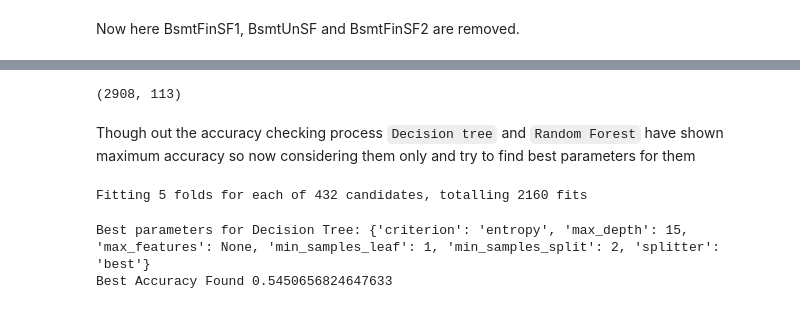
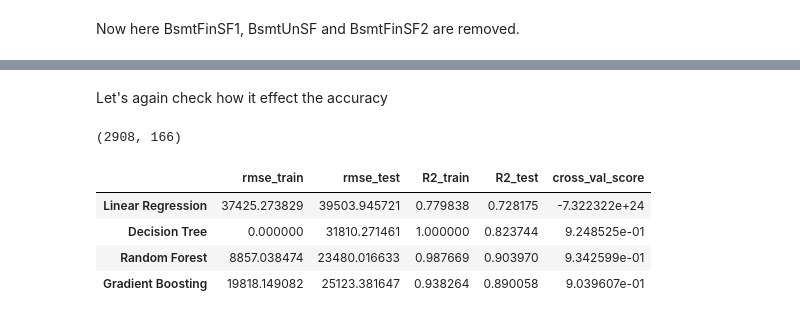
Before and after one commit to rahmankhan2241/House-Price-Prediction-Kaggle-Competition, a Jupyter notebook: Final_Model.ipynb, the cells around one changed output, grey strips where cells are left out. Saved outputs shown, nothing was run; the diff lists cells and outputs as text; code cells hidden in the pictures.

```diff
--- a/Final_Model.ipynb
+++ b/Final_Model.ipynb
@@ -461,5 +482,5 @@ old_df[f.find_columns(old_df, ['Bsmt'])]
 # %% [markdown]
 clearly we can see TotalBsmtSf is nothing but BsmtFinSF1 + BsmtFinSF2+ BsmtUnfSF so removing these 2 columns and consider TotalBsmtSF only
 # %%
-df.drop(['BsmtFinSF1', 'BsmtFinSF2', 'BsmtUnfSF'], axis = 1, inplace = True)
+test_df = df.drop(['BsmtFinSF1', 'BsmtFinSF2', 'BsmtUnfSF'], axis = 1)
 # %%
@@ -847,7 +503,0 @@ df.shape
-# %%
-## Now will test by removing some featues that i think may not very
-## useful for predicting target and accuracy then
-
-test_df = df.drop(['PavedDrive', 'MiscVal', 'Fireplaces'], axis = 1)
-test_df.drop(f.find_columns(test_df, ['Neighb', 'LotConfi']), axis = 1, inplace = True)
-test_df.shape
@@ -877,36 +504,11 @@ df.drop(f.find_columns(df, ['Neighb', 'LotConfi']), axis = 1, inplace= True)
-# %%
-df.shape
-# %% [output]
-(2908, 113)
-# %% [markdown]
- Though out the accuracy checking process <code>Decision tree</code> and <code>Random Forest</code> have shown maximum accuracy so now considering them only and try to find best parameters for them
-# %%
-from sklearn.tree import DecisionTreeClassifier
-from sklearn.model_selection import GridSearchCV
-
-X , Y = df.drop('SalePrice', axis = 1), df.SalePrice
-
-# Initialize Decision Tree
-dt = DecisionTreeClassifier()
-
-# Define the parameter grid
-param_grid = {
-    'criterion': ["squared_error", 'friedman_mse'],
-    'splitter': ['best', 'random'],
-    'max_depth': [5, 10, 15, None],
-    'min_samples_split': [2, 5, 10],
-    'min_samples_leaf': [1, 2, 5],
-    'max_features': [None, 'sqrt', 'log2']
-}
-
-# Perform Grid Search
-grid_search_dt = GridSearchCV(estimator=dt, param_grid=param_grid, cv=5, scoring='accuracy', verbose=1, n_jobs=-1)
-grid_search_dt.fit(X, Y)  # Replace X and y with your dataset
-
-# Best parameters
-print("Best parameters for Decision Tree:", grid_search_dt.best_params_)
-print("Best Accuracy Found", grid_search_dt.best_score_)
-# %% [output]
-Fitting 5 folds for each of 432 candidates, totalling 2160 fits
-Best parameters for Decision Tree: {'criterion': 'entropy', 'max_depth': 15, 'max_features': None, 'min_samples_leaf': 1, 'min_samples_split': 2, 'splitter': 'best'}
-Best Accuracy Found 0.5450656824647633
+# %% [markdown]
+Let's again check how it effect the accuracy
+# %%
+evaluate_models(test_df, models)
+# %% [output]
+(2908, 166)
+|  | rmse_train | rmse_test | R2_train | R2_test | cross_val_score |
+| Linear Regression | 37425.273829 | 39503.945721 | 0.779838 | 0.728175 | -7.322322e+24 |
+| Decision Tree | 0.000000 | 31810.271461 | 1.000000 | 0.823744 | 9.248525e-01 |
+| Random Forest | 8857.038474 | 23480.016633 | 0.987669 | 0.903970 | 9.342599e-01 |
+| Gradient Boosting | 19818.149082 | 25123.381647 | 0.938264 | 0.890058 | 9.039607e-01 |
```
Also changed, not shown: parts of 74 cells of this notebook, 1 other file.
